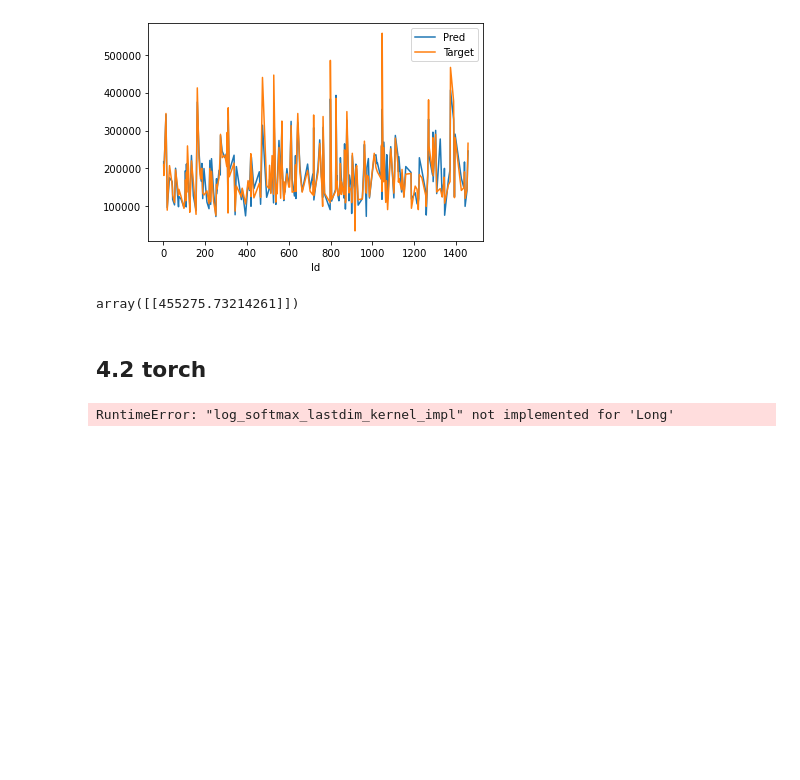
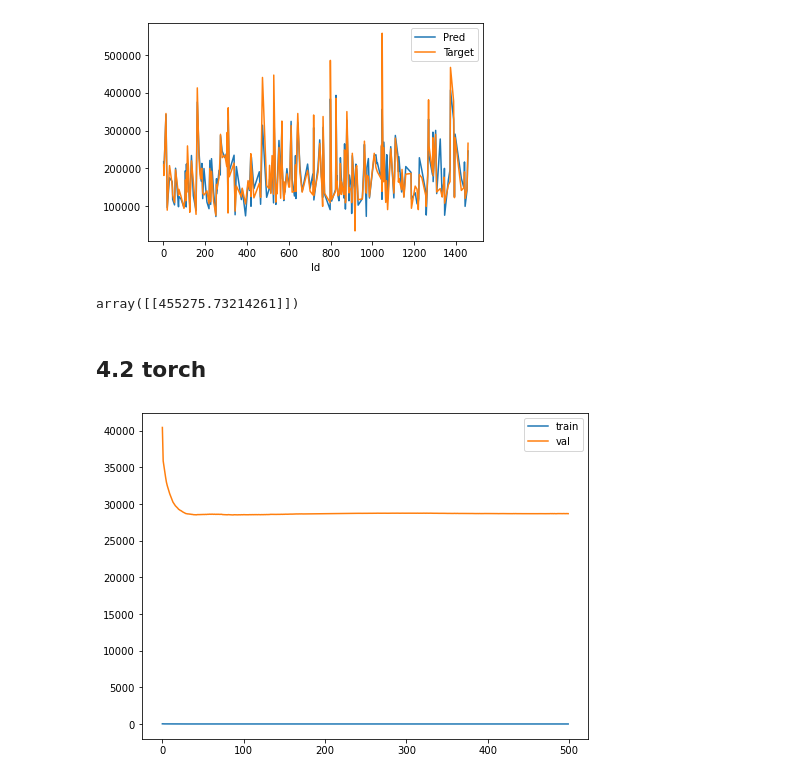
Before and after one commit to nsms556/Kaggle-House, a Jupyter notebook: house.ipynb, the cells around one changed output. Saved outputs shown, nothing was run; the diff lists cells and outputs as text; code cells hidden in the pictures; blank space fills up the shorter version.

```diff
--- a/house.ipynb
+++ b/house.ipynb
@@ -307,16 +328,6 @@ class CustomModel(nn.Module) :
         x = self.linear1(x)
 
         return x
-# %%
-lr = 0.001
-
-net = CustomModel(len(train_X.columns))
-optimizer = optim.SGD(net.parameters(), lr=lr)
-criterion = nn.CrossEntropyLoss()
-
-device = 'cuda' if torch.cuda.is_available() else 'cpu'
-
-net = net.to(device)
 # %%
 def to_tensor(df) :
     return torch.from_numpy(df.values).float()
@@ -352,4 +389,36 @@ def train(model, dataloader, optimizer, criterion, n) :
+# %%
+def run(model, criterion, optimizer, epochs) :
+    train_loss = []
+    val_loss = []
+    save_loss = float('inf')
+
+    for i in tqdm(range(epochs)) :
+        t_loss = train(model, train_dataloader, optimizer, criterion, i)
+        train_loss.append(t_loss)
+
+        v_loss = eval(model, val_dataloader, criterion, i)
+        val_loss.append(v_loss)
+
+        if save_loss > v_loss :
+            save_loss = v_loss
+            torch.save(model, './checkpoints/linear1.pt')
+
+    return train_loss, val_loss
+# %%
+lr = 0.001
+device = 'cuda' if torch.cuda.is_available() else 'cpu'
+
+net = CustomModel(len(train_X.columns)).to(device)
+optimizer = optim.SGD(net.parameters(), lr=lr)
+criterion = nn.SmoothL1Loss()
+
+if not os.path.exists('checkpoints') :
+    os.mkdir('checkpoints')
 # %%
-train(net, train_dataloader, optimizer, criterion, 500)
+train_loss, val_loss = run(net, criterion, optimizer, 500)
-# %% [output]
-RuntimeError: "log_softmax_lastdim_kernel_impl" not implemented for 'Long'
+# %%
+pd.DataFrame({'train':train_loss, 'val':val_loss}).plot(figsize=(8,6))
+
+plt.show()
+# %% [output]
+[figure, added]
```
Also changed, not shown: parts of 3 cells of this notebook, 1 other file.
